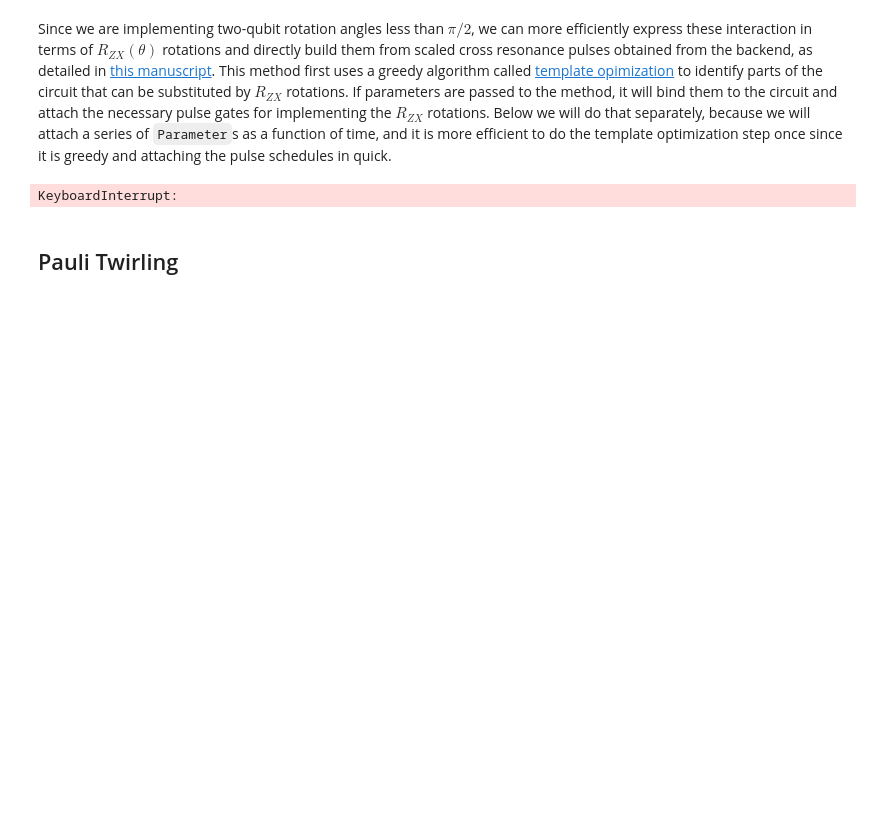
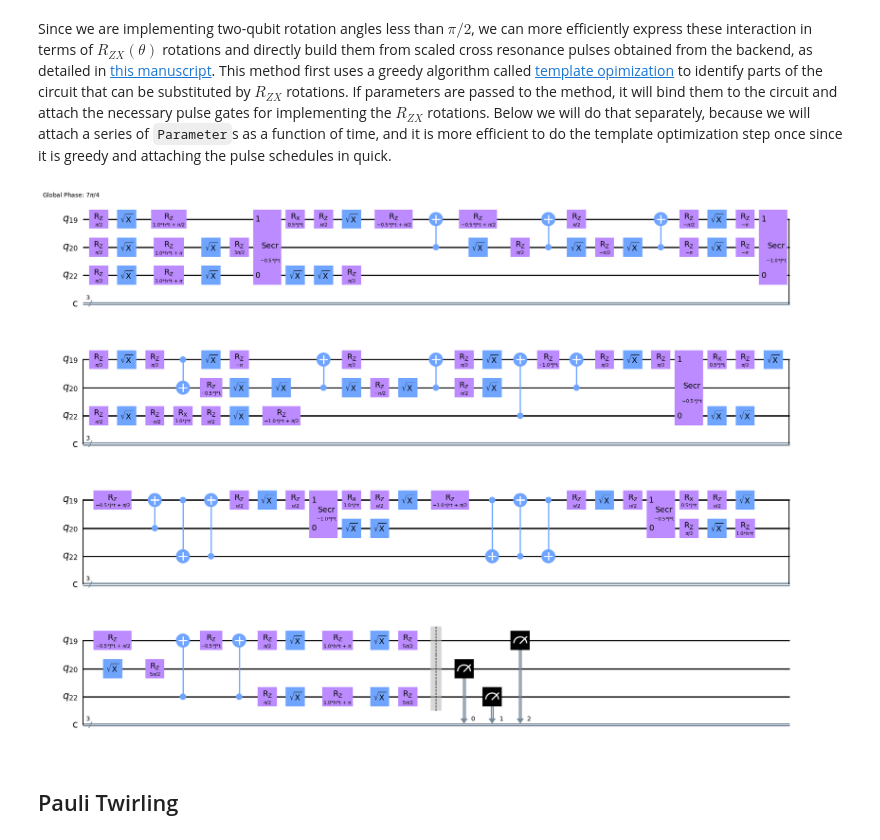
Before and after one commit to qiskit-community/qiskit-research, a Jupyter notebook: docs/getting_started.ipynb, the cells around one changed output. Cells and saved outputs as stored; diff of their text form; code cells hidden in the pictures; blank space fills up the shorter version.

```diff
--- a/docs/getting_started.ipynb
+++ b/docs/getting_started.ipynb
@@ -100,11 +102,11 @@ Since we are implementing two-qubit rotation angles less than $\pi/2$, we can mo
 # %%
 from qiskit_research.utils.convenience import scale_cr_pulses
 
-my_layout = scored_layouts[0][0]
+my_layout = scored_layouts[0][0] # the layout with the lowest score (i.e., error)
 trot_circ_sca = scale_cr_pulses(transpile(trot_circ_def, initial_layout=my_layout), backend)
-trot_circ_sca.draw('mpl')
+trot_circ_sca.draw('mpl', idle_wires=False)
 # %% [output]
-KeyboardInterrupt:
+[figure, added]
 # %%
 from qiskit_research.utils.convenience import attach_cr_pulses
 
```
Also changed, not shown: parts of 16 cells of this notebook, 4 other files.
